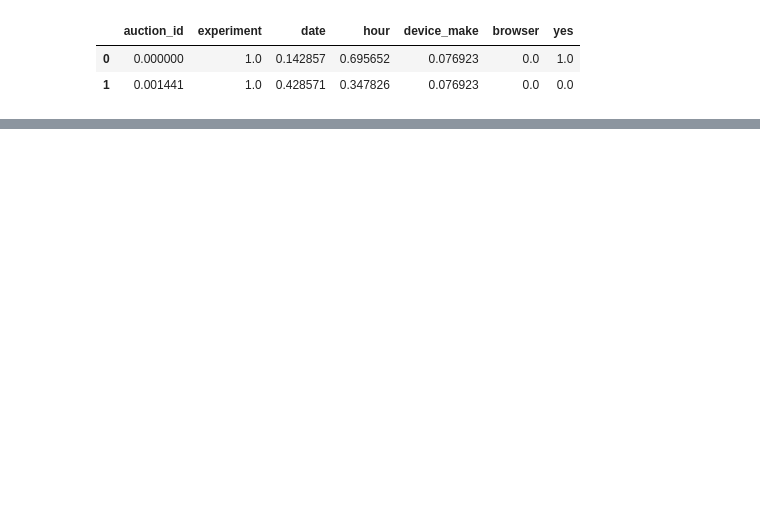
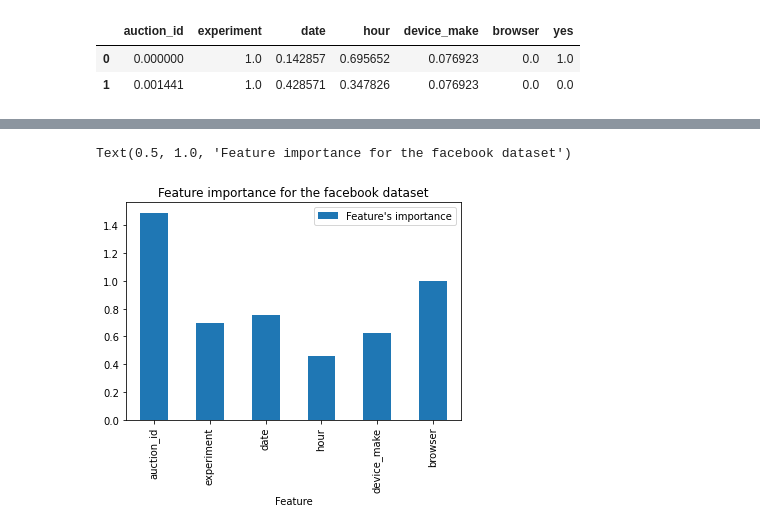
Before and after one commit to Micky373/abtest-mlops, a Jupyter notebook: notebooks/logistic_regression.ipynb, the cells around one changed output, grey strips where cells are left out. Saved outputs shown, nothing was run; the diff lists cells and outputs as text; code cells hidden in the pictures; blank space fills up the shorter version.

```diff
--- a/notebooks/logistic_regression.ipynb
+++ b/notebooks/logistic_regression.ipynb
@@ -228,0 +244,16 @@ Text(0.5, 1.0, 'Feature importance for the chrome dataset')
+# %%
+X_fb = fb_data_clean.iloc[:,:6]
+y_fb = fb_data_clean.iloc[:,-1]
+x_main,x_test,y_main,y_test = train_test_split(X_fb,y_fb,test_size=0.1)
+x_train,x_valid,y_train,y_valid = train_test_split(x_main,y_main,test_size=0.22)
+model_fb = LogisticRegression()
+model_fb.fit(x_train,y_train)
+model_fb.score(x_valid,y_valid)
+coefitients_fb = model_fb.coef_
+feature_importance_fb_df = pd.DataFrame(features,columns=['Feature'])
+feature_importance_fb_df['Feature\'s importance'] = pow(math.e,np.array(coefitients_fb[0]))
+feature_importance_fb_df.plot.bar(x='Feature', y="Feature's importance", rot=90)
+plt.title('Feature importance for the facebook dataset')
+# %% [output]
+Text(0.5, 1.0, 'Feature importance for the facebook dataset')
+[figure, added]
```
Also changed, not shown: parts of 11 cells of this notebook.
